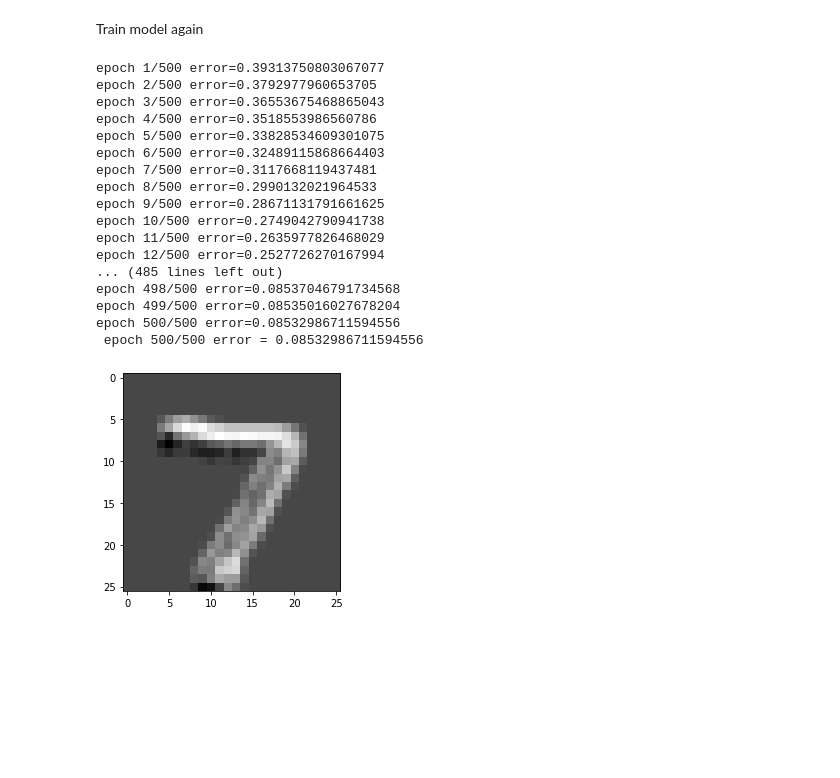
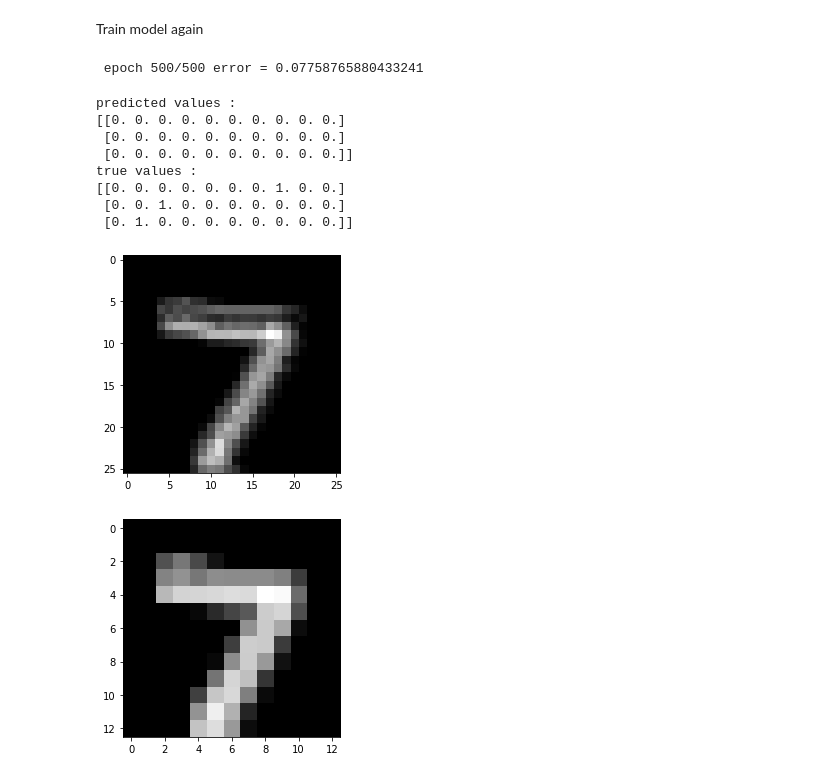
Before and after one commit to pg42866/SIB, a Jupyter notebook: scripts/eval5.ipynb, the cells around one changed output. Saved outputs shown, nothing was run; the diff lists cells and outputs as text; code cells hidden in the pictures; blank space fills up the shorter version.

```diff
--- a/scripts/eval5.ipynb
+++ b/scripts/eval5.ipynb
@@ -50,11 +68,13 @@ from src.si.util.activation import Tanh, Sigmoid
 # %% [markdown]
 Build the model
 # %%
-net = NN(epochs=500,lr=0.1,verbose=True)
+net = NN(epochs=500,lr=0.1,verbose=False)
 net.add(Conv2D((28, 28, 1), (3, 3), 1))
 net.add(Activation(Tanh()))
 net.add(Flatten())
-net.add(Dense(26*26*1, 100))
+net.add(Dense(26*26*1, 100))  # ao fazer a convolução
+# a janela, que é 3x3, nao consegue passar na matriz inteira, nomeadamente
+# nos ultimos dois elemenos, daí este dense passar a ser 26x26
 net.add(Activation(Tanh()))
 net.add(Dense(100, 10))
 net.add(Activation(Sigmoid()))
@@ -107,40 +111,50 @@ Add maxpooling layer
 # %%
 from src.si.supervised.nn import MaxPooling
 
-net = NN(epochs=500,lr=0.1,verbose=True)
+net = NN(epochs=500,lr=0.1,verbose=False)
 net.add(Conv2D((28, 28, 1), (3, 3), 1))  # sairá como 26*26*1
 net.add(Activation(Tanh()))
-net.add(MaxPooling((2, 2)))
-net.add(Activation(Tanh()))
-net.add(Flatten())
+
+net.add(MaxPooling((2, 2)))  # sairá como 13*13*1
+# net.add(Activation(Tanh()))
+net.add(Flatten())  # fica um vetor 1D
 net.add(Dense(13*13*1, 100))
 net.add(Activation(Tanh()))
 net.add(Dense(100, 10))
 net.add(Activation(Sigmoid()))
 # %% [markdown]
 Train model again
+# %%
+net.fit(train)
+# %% [output]
+ epoch 500/500 error = 0.07758765880433241
+# %%
+out = net.predict(test.X[0:3])
+print("\n")
+print("predicted values : ")
+print(np.round(out), end="\n")
+print("true values : ")
+print(test.Y[0:3])
+# %% [output]
+predicted values :
+[[0. 0. 0. 0. 0. 0. 0. 0. 0. 0.]
+ [0. 0. 0. 0. 0. 0. 0. 0. 0. 0.]
+ [0. 0. 0. 0. 0. 0. 0. 0. 0. 0.]]
+true values :
+[[0. 0. 0. 0. 0. 0. 0. 1. 0. 0.]
+ [0. 0. 1. 0. 0. 0. 0. 0. 0. 0.]
+ [0. 1. 0. 0. 0. 0. 0. 0. 0. 0.]]
+# %%
+conv1 = net.layers[0]
+act1 = net.layers[1]
+pool1 = net.layers[2]
 # %%
-net.fit(train)
-
-conv = net.layers[0]
-
-plot_img(conv.forward(test.X[:1]),shape=(26,26))
+img1 = conv1.forward(test.X[:1])
+plot_img(img1,shape=(26,26))
 # %% [output]
-epoch 1/500 error=0.39313750803067077
-epoch 2/500 error=0.3792977960653705
-epoch 3/500 error=0.36553675468865043
-epoch 4/500 error=0.3518553986560786
-epoch 5/500 error=0.33828534609301075
-epoch 6/500 error=0.32489115868664403
-epoch 7/500 error=0.3117668119437481
-epoch 8/500 error=0.2990132021964533
-epoch 9/500 error=0.28671131791661625
-epoch 10/500 error=0.2749042790941738
-epoch 11/500 error=0.2635977826468029
-epoch 12/500 error=0.2527726270167994
-... (485 lines left out)
-epoch 498/500 error=0.08537046791734568
-epoch 499/500 error=0.08535016027678204
-epoch 500/500 error=0.08532986711594556
- epoch 500/500 error = 0.08532986711594556
-[figure, old version]
+[figure, new version]
+# %%
+img2= pool1.forward(act1.forward(img1))
+plot_img(img2,shape=(13,13))
+# %% [output]
+[figure, added]
```
Also changed, not shown: parts of 7 cells of this notebook, 3 other files.
